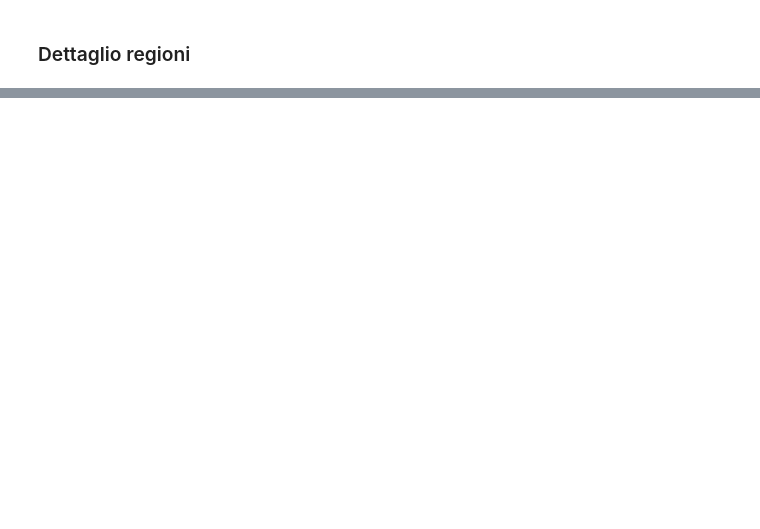
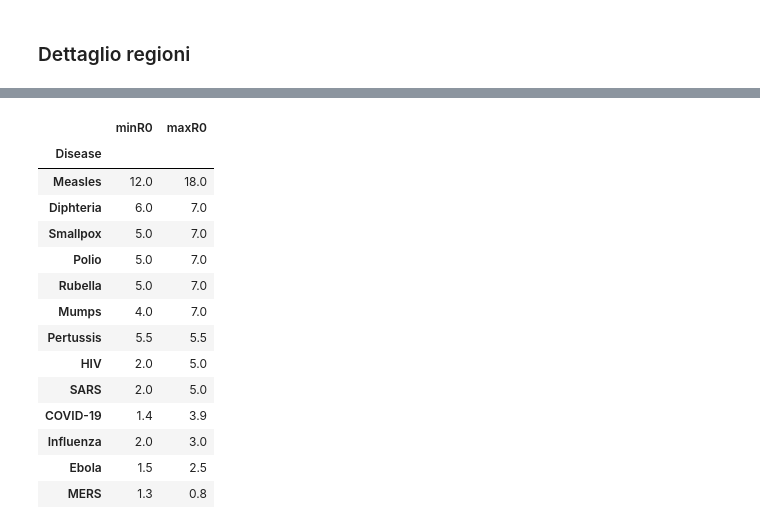
Before and after one commit to martinomiani/covid-19, a Jupyter notebook: COVID.ipynb, the cells around one changed output, grey strips where cells are left out. Cells and saved outputs as stored; diff of their text form; code cells hidden in the pictures; blank space fills up the shorter version.

```diff
--- a/COVID.ipynb
+++ b/COVID.ipynb
@@ -116,0 +180,34 @@ plt.show()
+# %%
+r0 = pd.DataFrame({'Disease': ['Measles',
+                          'Diphteria',
+                          'Smallpox',
+                          'Polio',
+                          'Rubella',
+                          'Mumps',
+                          'Pertussis',
+                          'HIV',
+                          'SARS',
+                          'COVID-19',
+                          'Influenza',
+                          'Ebola',
+                          'MERS'],
+              r'minR0': [12,6,5,5,5,4,5.5,2,2,1.4,2,1.5,1.3],
+              r'maxR0': [18,7,7,7,7,7,5.5,5,5,3.9,3,2.5,0.8],
+})
+display(r0.set_index('Disease'))
+# %% [output]
+|  | minR0 | maxR0 |
+| Disease |  |  |
+| Measles | 12.0 | 18.0 |
+| Diphteria | 6.0 | 7.0 |
+| Smallpox | 5.0 | 7.0 |
+| Polio | 5.0 | 7.0 |
+| Rubella | 5.0 | 7.0 |
+| Mumps | 4.0 | 7.0 |
+| Pertussis | 5.5 | 5.5 |
+| HIV | 2.0 | 5.0 |
+| SARS | 2.0 | 5.0 |
+| COVID-19 | 1.4 | 3.9 |
+| Influenza | 2.0 | 3.0 |
+| Ebola | 1.5 | 2.5 |
+| MERS | 1.3 | 0.8 |
```
Also changed, not shown: parts of 5 cells of this notebook.
